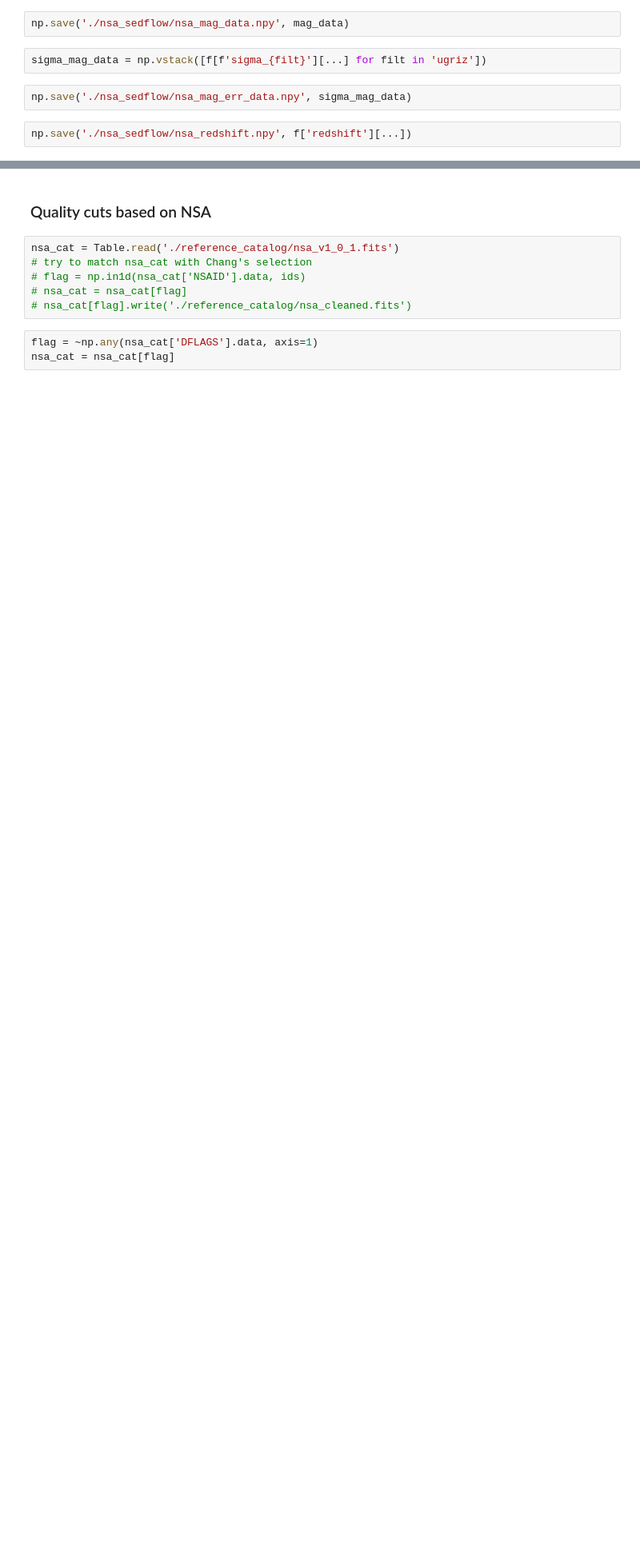
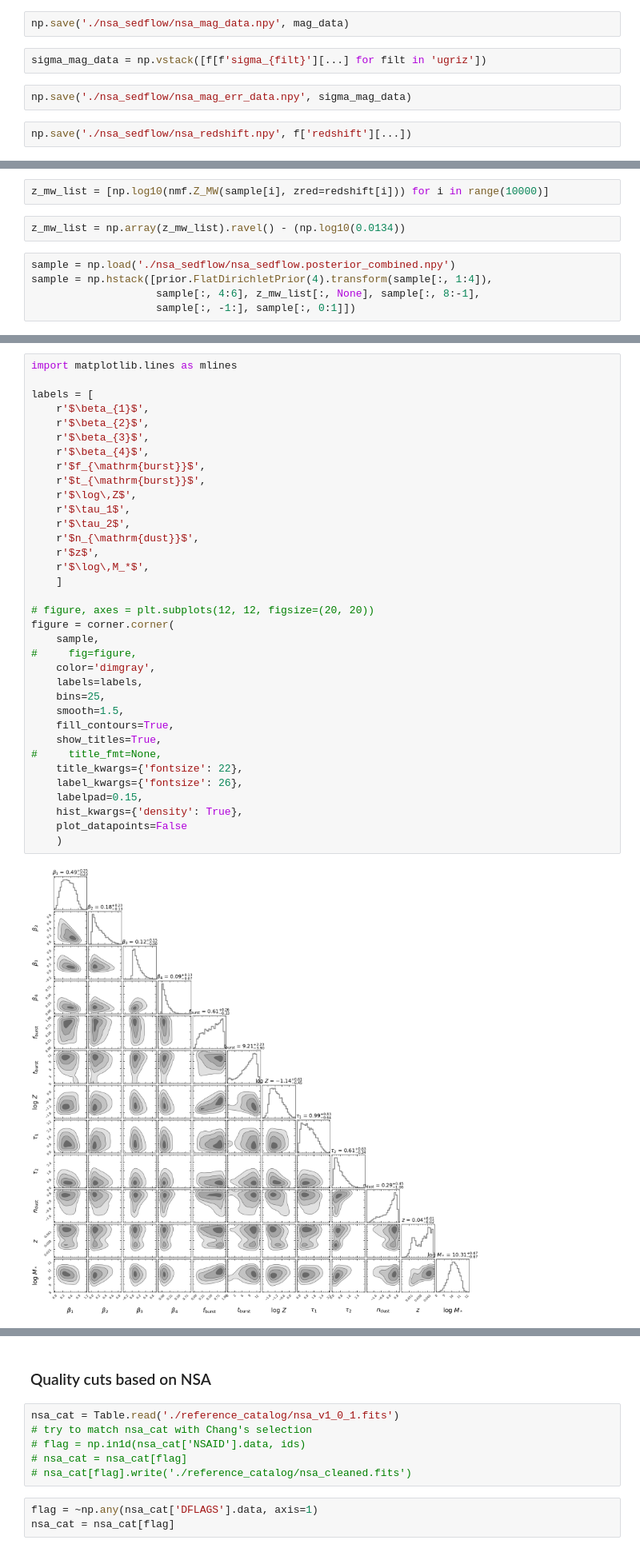
Before and after one commit to AstroJacobLi/popsed, a Jupyter notebook: notebooks/neural_density_estimator/NMF/nsa_sedflow.ipynb, the cells around one changed output, grey strips where cells are left out. Shown at 80% size. Saved outputs shown, nothing was run; the diff lists cells and outputs as text; blank space fills up the shorter version.

```diff
--- a/notebooks/neural_density_estimator/NMF/nsa_sedflow.ipynb
+++ b/notebooks/neural_density_estimator/NMF/nsa_sedflow.ipynb
@@ -148,0 +183,9 @@ np.save('./nsa_sedflow/nsa_redshift.npy', f['redshift'][...])
+# %%
+z_mw_list = [np.log10(nmf.Z_MW(sample[i], zred=redshift[i])) for i in range(10000)]
+# %%
+z_mw_list = np.array(z_mw_list).ravel() - (np.log10(0.0134))
+# %%
+sample = np.load('./nsa_sedflow/nsa_sedflow.posterior_combined.npy')
+sample = np.hstack([prior.FlatDirichletPrior(4).transform(sample[:, 1:4]),
+                    sample[:, 4:6], z_mw_list[:, None], sample[:, 8:-1],
+                    sample[:, -1:], sample[:, 0:1]])
@@ -148,0 +196,37 @@ np.save('./nsa_sedflow/nsa_redshift.npy', f['redshift'][...])
+# %%
+import matplotlib.lines as mlines
+
+labels = [
+    r'$\beta_{1}$',
+    r'$\beta_{2}$',
+    r'$\beta_{3}$',
+    r'$\beta_{4}$',
+    r'$f_{\mathrm{burst}}$',
+    r'$t_{\mathrm{burst}}$',
+    r'$\log\,Z$',
+    r'$\tau_1$',
+    r'$\tau_2$',
+    r'$n_{\mathrm{dust}}$',
+    r'$z$',
+    r'$\log\,M_*$',
+    ]
+
+# figure, axes = plt.subplots(12, 12, figsize=(20, 20))
+figure = corner.corner(
+    sample,
+#     fig=figure,
+    color='dimgray',
+    labels=labels,
+    bins=25,
+    smooth=1.5,
+    fill_contours=True,
+    show_titles=True,
+#     title_fmt=None,
+    title_kwargs={'fontsize': 22},
+    label_kwargs={'fontsize': 26},
+    labelpad=0.15,
+    hist_kwargs={'density': True},
+    plot_datapoints=False
+    )
+# %% [output]
+[figure, added]
```
Also changed, not shown: parts of 17 cells of this notebook, 10 other files.
